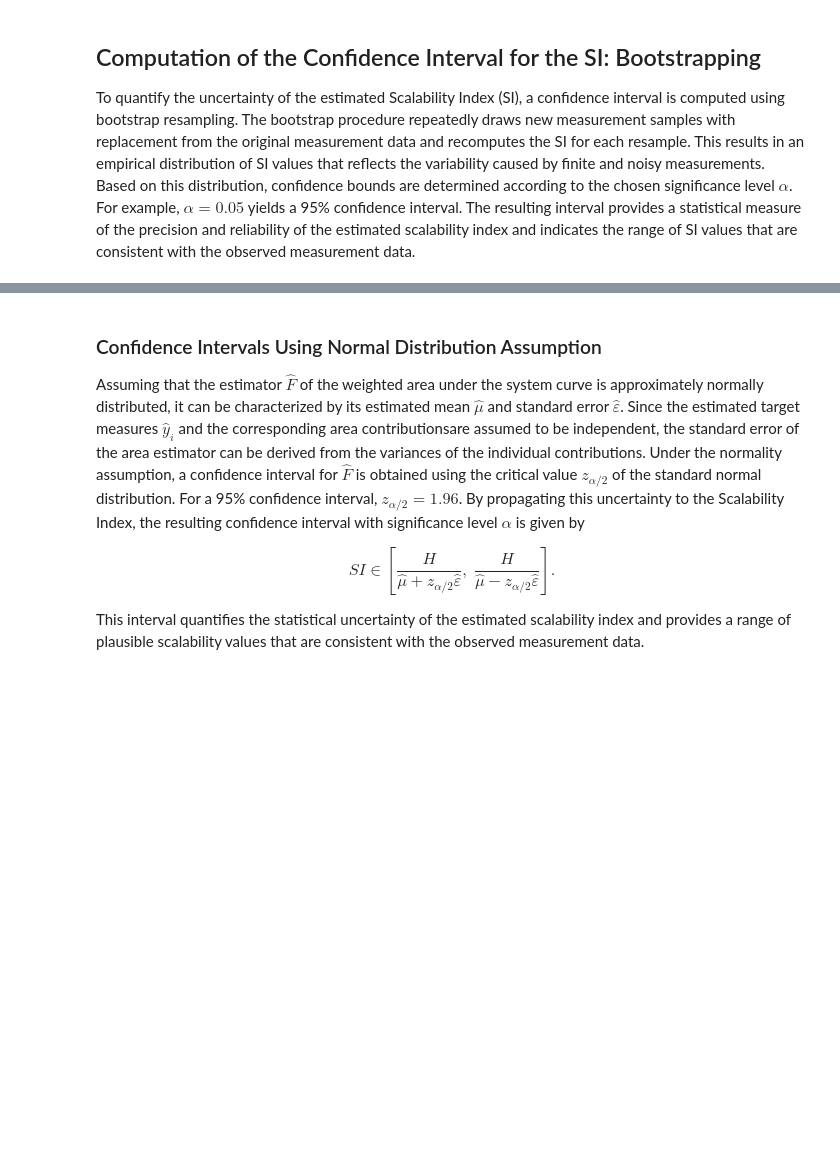
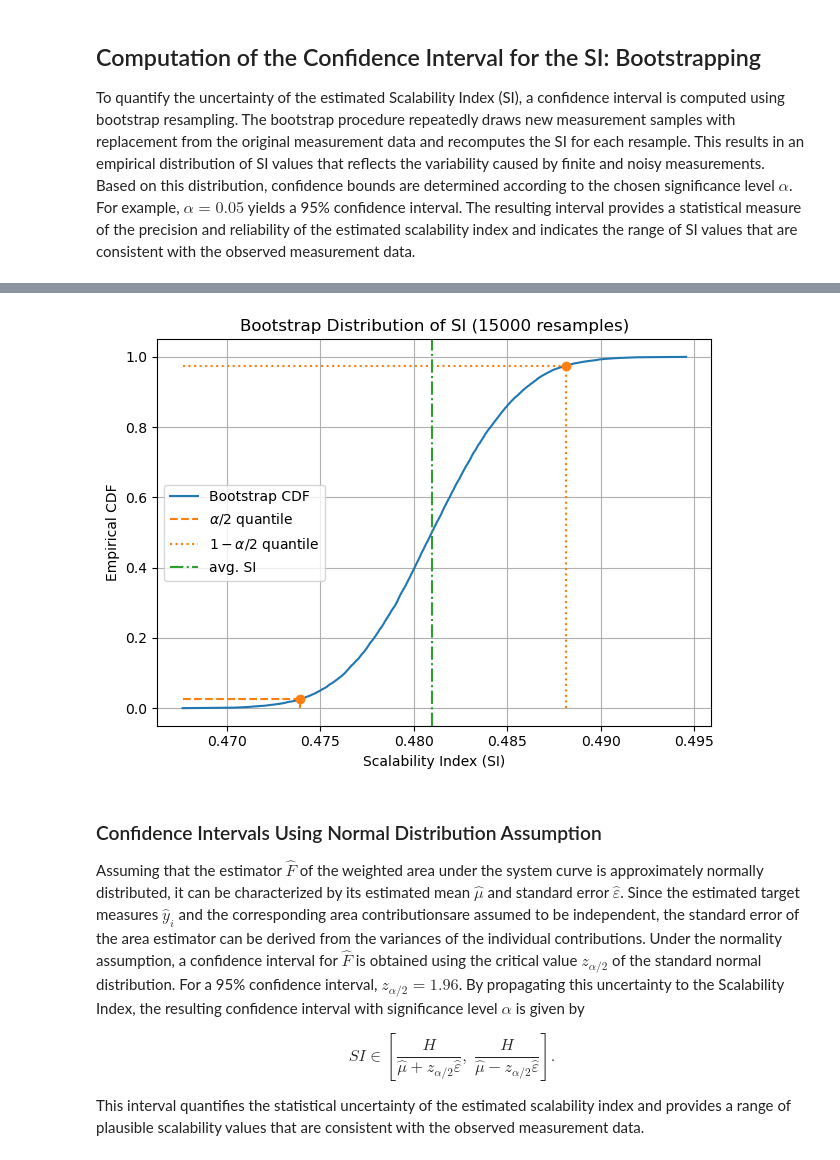
Before and after one commit to hossfeld/scalabilityIndex, a Jupyter notebook: scalabilityIndexConfidenceIntervals.ipynb, the cells around one changed output, grey strips where cells are left out. Cells and saved outputs as stored; diff of their text form; code cells hidden in the pictures; blank space fills up the shorter version.

```diff
--- a/scalabilityIndexConfidenceIntervals.ipynb
+++ b/scalabilityIndexConfidenceIntervals.ipynb
@@ -322,3 +359,27 @@ SI: 0.4810 in [0.4739; 0.4882]
+# %%
+# plot bootstrap distribution as CDF
+x_cdf = np.sort(bootstrap_samples)
+y_cdf = np.arange(1, len(x_cdf)+1) / len(x_cdf)
+plt.plot(x_cdf, y_cdf, label='Bootstrap CDF')
+plt.vlines(SIconfis[0], 0, alpha/2, linestyle='--', label=fr'$\alpha/2$ quantile', color=plt.cm.tab10(1))
+plt.vlines(SIconfis[1], 0, 1-alpha/2, linestyle=':', label=fr'$1-\alpha/2$ quantile', color=plt.cm.tab10(1))
+# horizontal quantile levels
+plt.hlines(alpha/2, x_cdf.min(), SIconfis[0], linestyle='--', color=plt.cm.tab10(1))
+plt.hlines(1-alpha/2, x_cdf.min(), SIconfis[1], linestyle=':', color=plt.cm.tab10(1))
+plt.axvline(SI, label="avg. SI", ls="-.", color=plt.cm.tab10(2))
+
+# mark quantile points
+plt.plot(SIconfis, [alpha/2, 1-alpha/2], 'o')
+
+plt.xlabel('Scalability Index (SI)')
+plt.ylabel('Empirical CDF')
+plt.title(f'Bootstrap Distribution of SI ({len(bootstrap_samples)} resamples)')
+plt.grid(True)
+plt.legend(loc="center left")
+plt.tight_layout()
+plt.show()
+# %% [output]
+[figure, added]
 # %% [markdown]
 ### Confidence Intervals Using Normal Distribution Assumption
 
```
Also changed, not shown: parts of 2 cells of this notebook, 1 other file.
